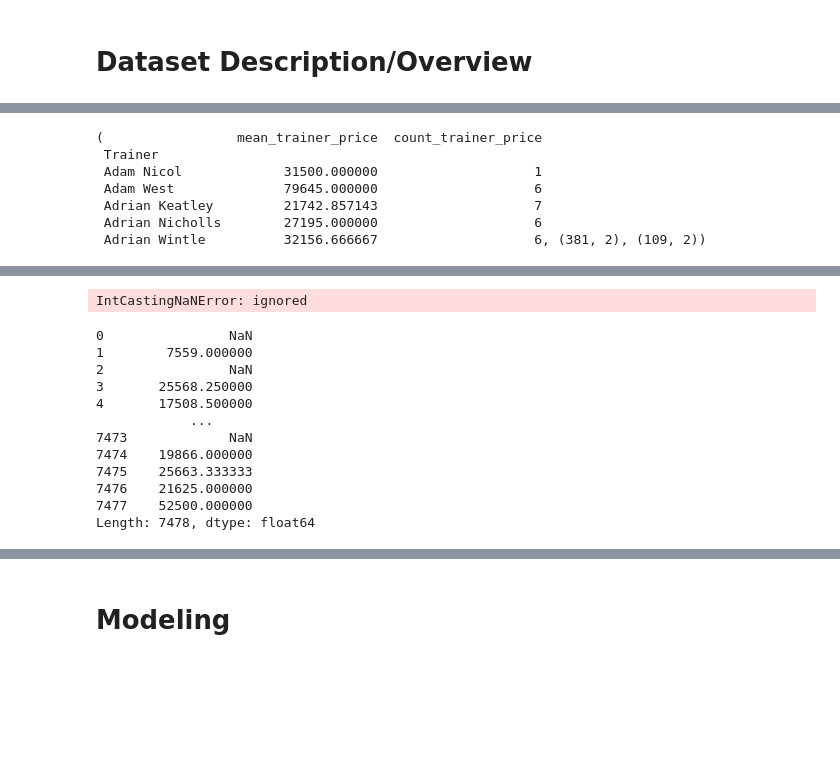
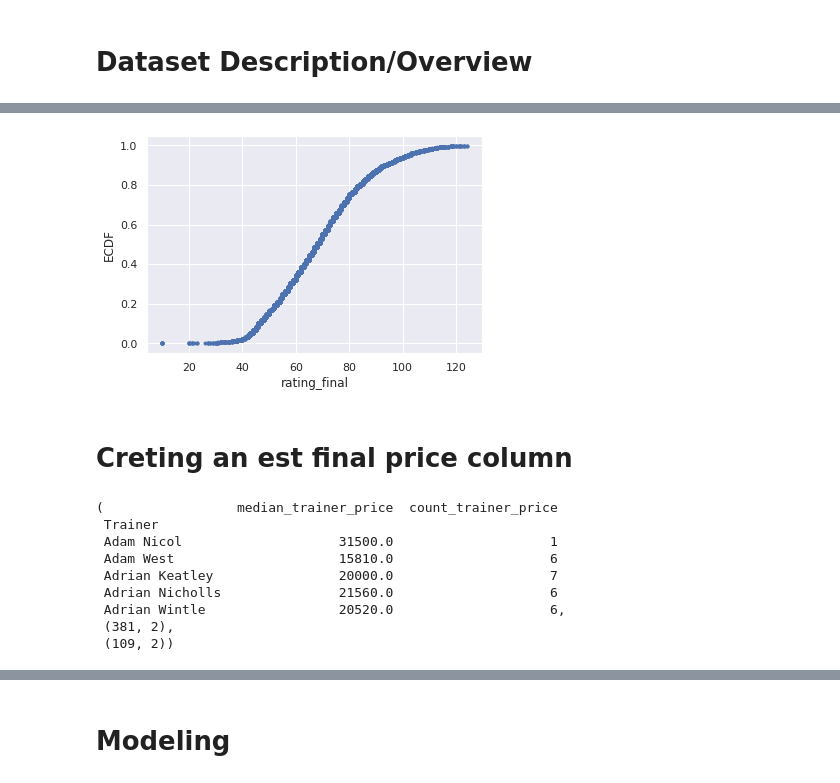
Before and after one commit to samkirwanppb/UCDPA_SamKirwan, a Jupyter notebook: project.ipynb, the cells around one changed output, grey strips where cells are left out. Cells and saved outputs as stored; diff of their text form; code cells hidden in the pictures; blank space fills up the shorter version.

```diff
--- a/project.ipynb
+++ b/project.ipynb
@@ -369,15 +429,49 @@ dtype: int64
+# %%
+##ecf function taken from datacamp module
+#using on rating_final
+def ecdf(data):
+    """Compute ECDF for a one-dimensional array of measurements."""
+    # Number of data points: n
+    n = len(data)
+
+    # x-data for the ECDF: x
+    x = np.sort(data)
+
+    # y-data for the ECDF: y
+    y = np.arange(1, len(x)+1) / n
+
+    return x, y
+
+  # Compute ECDF for versicolor data: x_vers, y_vers
+x_vers, y_vers = ecdf(data['rating_final'])
+
+# Generate plot
+plt.plot(x_vers, y_vers, marker = '.', linestyle = 'none')
+
+# Label the axes
+plt.xlabel('rating_final')
+plt.ylabel('ECDF')
+
+# Display the plot
+plt.show()
+# %% [output]
+[figure, added]
+# %% [markdown]
+# Creting an est final price column
 # %%
-###Sire_median_yearling_price would be an educated guess as to what the horse made and could be a good part of prepoccing data #also bring in trainer avg.
-avg_trainer_price = data.groupby('Trainer')['final_price'].agg({'mean', 'count'}).rename(columns = {'mean':'mean_trainer_price', 'count': 'count_trainer_price'})
+## in order to reduce the number of nans in the final_price column I will use trainers average purchase price to est how much a yearling would have made.
+avg_trainer_price = data.groupby('Trainer')['final_sale_price'].agg({'median', 'count'}).rename(columns = {'median':'median_trainer_price', 'count': 'count_trainer_price'})
 avg_trainer_price.head(), avg_trainer_price.shape, avg_trainer_price.loc[avg_trainer_price['count_trainer_price'] > 5].shape ##come up with a plan on trainer avg here. will merge in below.
 # %% [output]
-(                 mean_trainer_price  count_trainer_price
+(                 median_trainer_price  count_trainer_price
  Trainer
- Adam Nicol             31500.000000                    1
- Adam West              79645.000000                    6
- Adrian Keatley         21742.857143                    7
- Adrian Nicholls        27195.000000                    6
- Adrian Wintle          32156.666667                    6, (381, 2), (109, 2))
+ Adam Nicol                    31500.0                    1
+ Adam West                     15810.0                    6
+ Adrian Keatley                20000.0                    7
+ Adrian Nicholls               21560.0                    6
+ Adrian Wintle                 20520.0                    6,
+ (381, 2),
+ (109, 2))
 # %%
 data_df = data.merge(avg_trainer_price, how = 'left', on = 'Trainer')
 data_df.head()
@@ -388,24 +482,3 @@ data_df.head()
 | 2 | A E HOUSMAN (GB) | 2019 | COLT | OASIS DREAM (GB) | ASTRONOMY'S CHOICE (GB) | NaN | 82.0 | NaN | 5.0 | ... |
 | 3 | A LA FRANCAISE (GB) | 2019 | FILLY | POSTPONED (IRE) | ALAMODE (GB) | Jim Goldie | 71.0 | 41.0 | 6.0 | ... |
 | 4 | A LADY FOREVER (GB) | 2019 | FILLY | ADAAY (IRE) | LADY FILLY (GB) | Robyn Brisland | 42.0 | 35.0 | 4.0 | ... |
-# %%
-data_df['final_price_est'] = data_df.loc[data_df['final_price'].isna()][['mean_trainer_price', 'Sire_median_yearling_price']].mean(axis=1) ##sire_median_yearling price is the wrong data type.
-data_df.isna().sum()
-# %% [output]
-IntCastingNaNError: ignored
-# %%
-data_df[['mean_trainer_price', 'Sire_median_yearling_price']].astype(int).mean(axis=1) #currently returns a nan for animals without either of the 2 columns. will have to fix that
-##also would prefer to
-# %% [output]
-0                NaN
-1        7559.000000
-2                NaN
-3       25568.250000
-4       17508.500000
-            ...
-7473             NaN
-7474    19866.000000
-7475    25663.333333
-7476    21625.000000
-7477    52500.000000
-Length: 7478, dtype: float64
```
Also changed, not shown: parts of 49 cells of this notebook.
